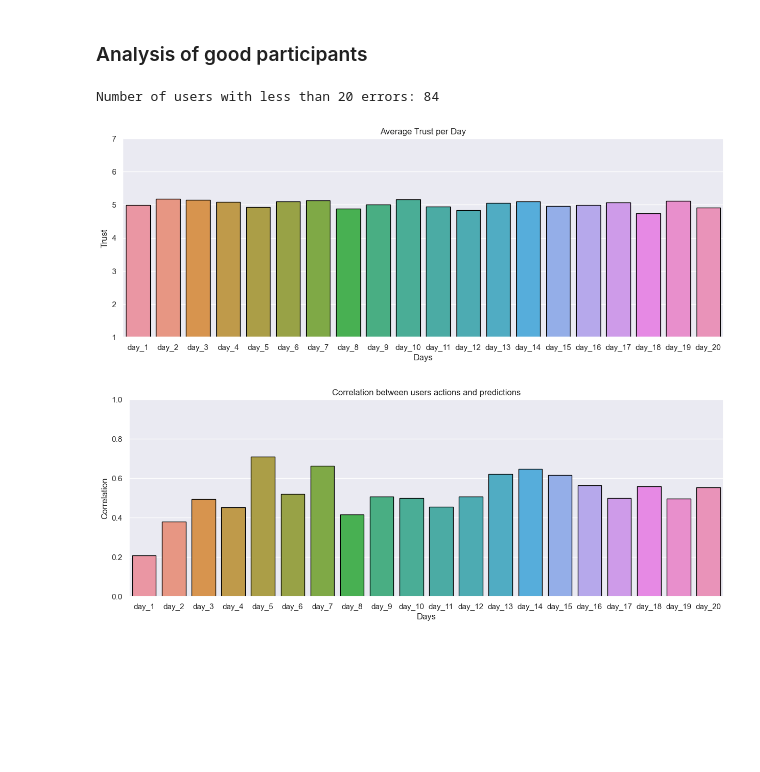
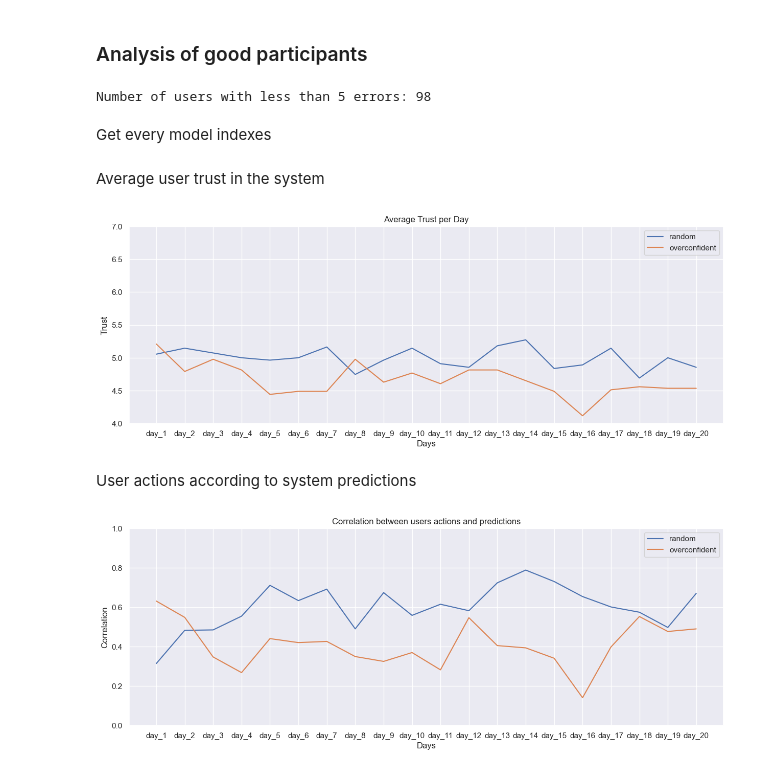
Before and after one commit to MeirNizri/How-Humans-React-to-Calibrated-Predictions, a Jupyter notebook: data_analysis/analysis.ipynb, the cells around one changed output. Saved outputs shown, nothing was run; the diff lists cells and outputs as text; code cells hidden in the pictures; blank space fills up the shorter version.

```diff
--- a/data_analysis/analysis.ipynb
+++ b/data_analysis/analysis.ipynb
@@ -50,3 +28,10 @@ The mean error of the model is 0.24650000000000002
+# %%
+models_names = users['model_name'].unique()
+model_indexes = {}
+
+# get indexes of every model name
+for model in models_names:
+    model_indexes[model] = users.index[users['model_name'] == model].tolist()
 # %% [markdown]
 ### Average user trust in the system
 # %%
@@ -79,9 +49,13 @@ pearson: 0.03825483142305493
 # %% [markdown]
 ### User actions according to system predictions
 # %%
-# plot correlation between preds and first_rate for every feature in bar plot
-cor = preds.corrwith(first_rate, method='pearson')
-p = sns.barplot(x=cor.index, y=cor.values, edgecolor='black')
+# calculate and plot correlation between model prediction and first_rate for each model
+for model in models_names:
+    preds_model = preds.loc[model_indexes[model]]
+    first_rate_model = first_rate.loc[model_indexes[model]]
+    cors = preds_model.corrwith(first_rate_model, method='pearson')
+    p = sns.lineplot(data=cors, dashes=False, markers=True, label=model)
+
 p.set(ylim=(0,1), title='Correlation between users actions and predictions', ylabel='Correlation', xlabel='Days')
 plt.show()
 # %% [output]
@@ -126,30 +89,46 @@ plt.show()
 # %% [markdown]
 ### Analysis of good participants
 # %%
-allowed_error = 20
-good_users_idx = users_error[users_error < allowed_error].index
-print(f'Number of users with less than {allowed_error} errors: {len(good_users_idx)}')
+allowed_errors = 5
+good_users_idx = users_error[users_error < allowed_errors].index
+print(f'Number of users with less than {allowed_errors} errors: {len(good_users_idx)}')
 # %% [output]
-Number of users with less than 20 errors: 84
+Number of users with less than 5 errors: 98
+# %% [markdown]
+Get every model indexes
+# %%
+# get good users
+users_good = users.loc[good_users_idx]
+model_indexes_good = {}
+
+# get indexes of every model name
+for model in models_names:
+    model_indexes_good[model] = users_good.index[users_good['model_name'] == model].tolist()
+# %% [markdown]
+Average user trust in the system
 # %%
-# calculate the average trust per day
-last_rate_mean_good = last_rate.loc[good_users_idx].mean()
+# calculate and plot average trust per day for each model
+for model in models_names:
+    last_rate_model = last_rate.loc[model_indexes_good[model]]
+    last_rate_model_mean = last_rate_model.mean()
+    p = sns.lineplot(x=last_rate.columns, y=last_rate_model_mean,
+                     dashes=False, markers=True, label=model)
 
-# plot the average trust per day
-p = sns.barplot(x=last_rate.columns, y=last_rate_mean_good, edgecolor='black')
-p.set(ylim=(1, 7), title='Average Trust per Day', ylabel='Trust', xlabel='Days')
+p.set(ylim=(4, 7), title='Average Trust per Day', ylabel='Trust', xlabel='Days')
 plt.show()
 # %% [output]
-[figure, old version]
+[figure, new version]
+# %% [markdown]
+User actions according to system predictions
 # %%
-# calculate correlation between prediction and first_rate for every day
-preds_good = preds.loc[good_users_idx]
-first_rate_good = first_rate.loc[good_users_idx]
-cor_good = preds_good.corrwith(first_rate_good, method='pearson')
+# calculate and plot correlation between model prediction and first_rate for each model
+for model in models_names:
+    preds_model = preds.loc[model_indexes_good[model]]
+    first_rate_model = first_rate.loc[model_indexes_good[model]]
+    cors = preds_model.corrwith(first_rate_model, method='pearson')
+    p = sns.lineplot(data=cors, dashes=False, markers=True, label=model)
 
-#  plot correlation in bar plot
-p = sns.barplot(x=cor_good.index, y=cor_good.values, edgecolor='black')
 p.set(ylim=(0,1), title='Correlation between users actions and predictions', ylabel='Correlation', xlabel='Days')
 plt.show()
 # %% [output]
-[figure, old version]
+[figure, new version]
```
Also changed, not shown: parts of 15 cells of this notebook, 13 other files.
